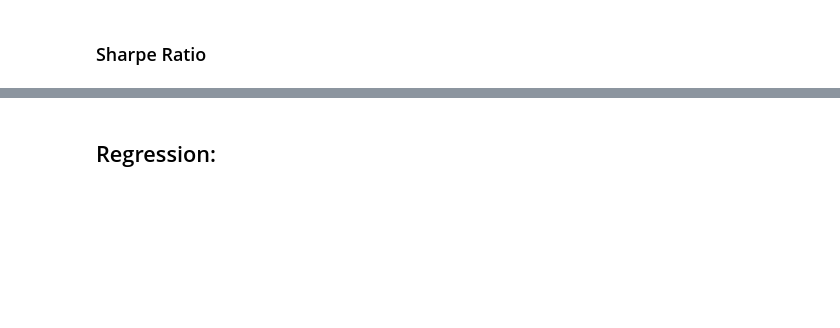
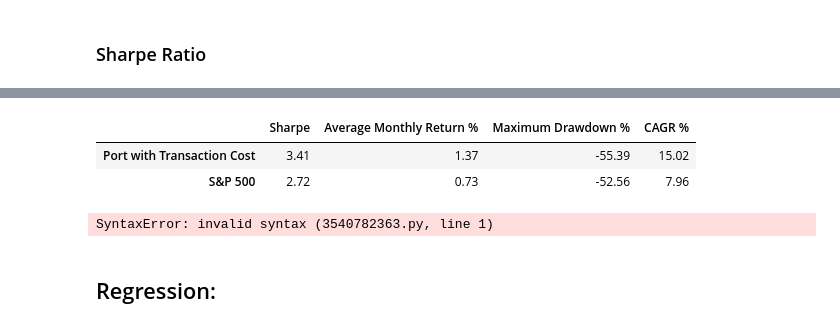
Before and after one commit to Huayonglu/Project-1, a Jupyter notebook: project_1_real.ipynb, the cells around one changed output, grey strips where cells are left out. Saved outputs shown, nothing was run; the diff lists cells and outputs as text; code cells hidden in the pictures; blank space fills up the shorter version.

```diff
--- a/project_1_real.ipynb
+++ b/project_1_real.ipynb
@@ -437,3 +443,23 @@ dtype: float64
+# %%
+table_of_results = pd.concat([a1,b1, c1, d1], axis = 1)
+table_of_results.columns = ['Sharpe','Average Monthly Return %', 'Maximum Drawdown %', 'CAGR %']
+
+cols_to_multiply = ['Average Monthly Return %', 'Maximum Drawdown %', 'CAGR %']
+
+table_of_results[cols_to_multiply] = table_of_results[cols_to_multiply] * 100
+
+#Display
+table_of_results3 = round(table_of_results, 2)
+
+table_of_results3
+# %% [output]
+|  | Sharpe | Average Monthly Return % | Maximum Drawdown % | CAGR % |
+| Port with Transaction Cost | 3.41 | 1.37 | -55.39 | 15.02 |
+| S&P 500 | 2.72 | 0.73 | -52.56 | 7.96 |
+# %%
+rolling_beta = qs.plots.rolling_beta(real_comparison['Port with Transaction Cost', real_comparison['S&P 500'])
+# %% [output]
+SyntaxError: invalid syntax (3540782363.py, line 1)
 # %% [markdown]
 ## Regression:
 # %%
```
Also changed, not shown: parts of 16 cells of this notebook, 1 other file.
